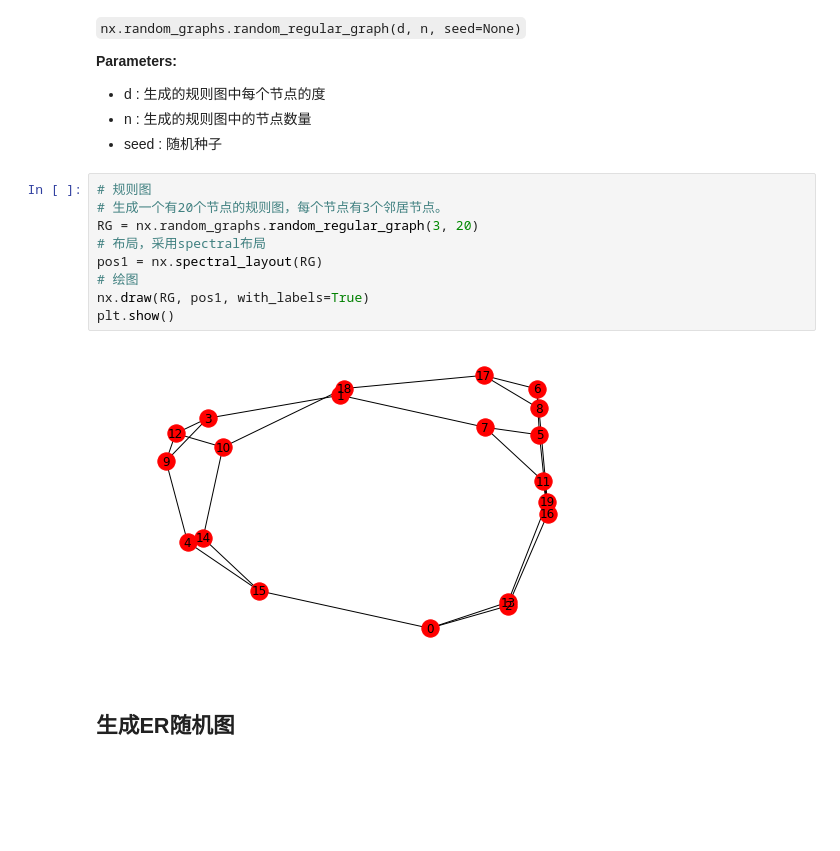
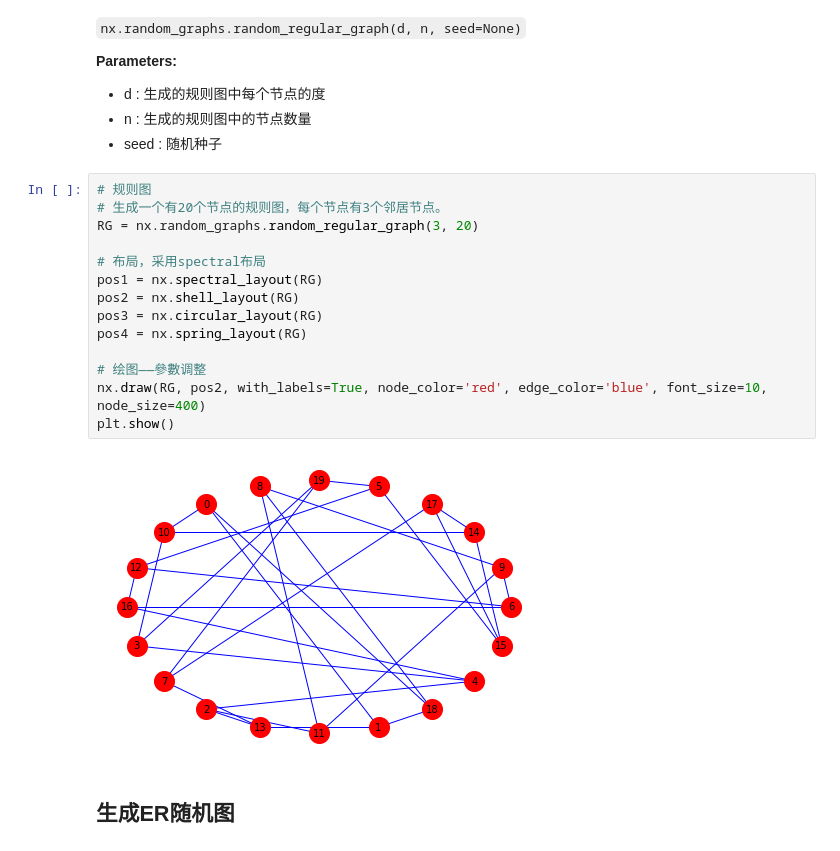
Before and after one commit to scottshufe/social-network-pattern-recognition-course, a Jupyter notebook: 第三讲实验代码/第三讲实验演示.ipynb, the cells around one changed output. Cells and saved outputs as stored; diff of their text form; blank space fills up the shorter version.

```diff
--- a/第三讲实验代码/第三讲实验演示.ipynb
+++ b/第三讲实验代码/第三讲实验演示.ipynb
@@ -27,14 +27,19 @@ nx.random_graphs.random_regular_graph(d, n, seed=None)
 # %%
 # 规则图
 # 生成一个有20个节点的规则图，每个节点有3个邻居节点。
 RG = nx.random_graphs.random_regular_graph(3, 20)
+
 # 布局，采用spectral布局
 pos1 = nx.spectral_layout(RG)
-# 绘图
-nx.draw(RG, pos1, with_labels=True)
+pos2 = nx.shell_layout(RG)
+pos3 = nx.circular_layout(RG)
+pos4 = nx.spring_layout(RG)
+
+# 绘图——參數调整
+nx.draw(RG, pos2, with_labels=True, node_color='red', edge_color='blue', font_size=10, node_size=400)
 plt.show()
 # %% [output]
-[figure, old version]
+[figure, new version]
 # %% [markdown]
 ## 生成ER随机图
 # %% [markdown]
```
Also changed, not shown: parts of 7 cells of this notebook.
